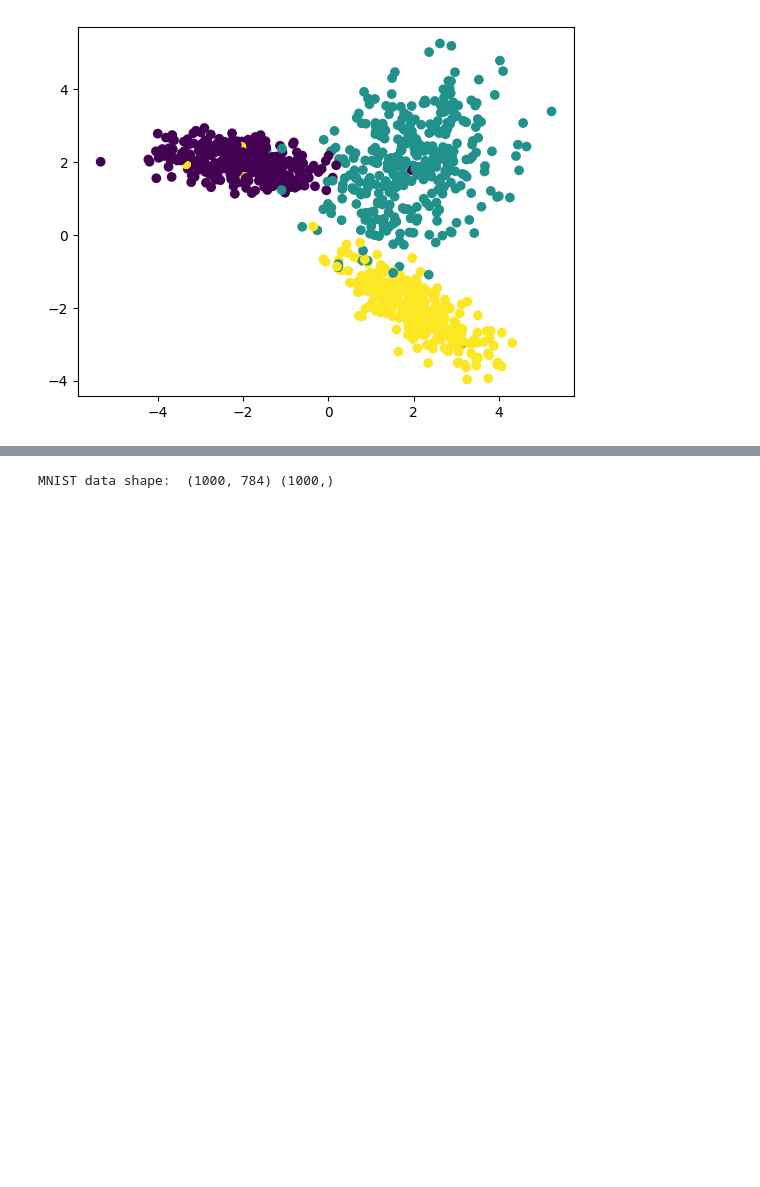
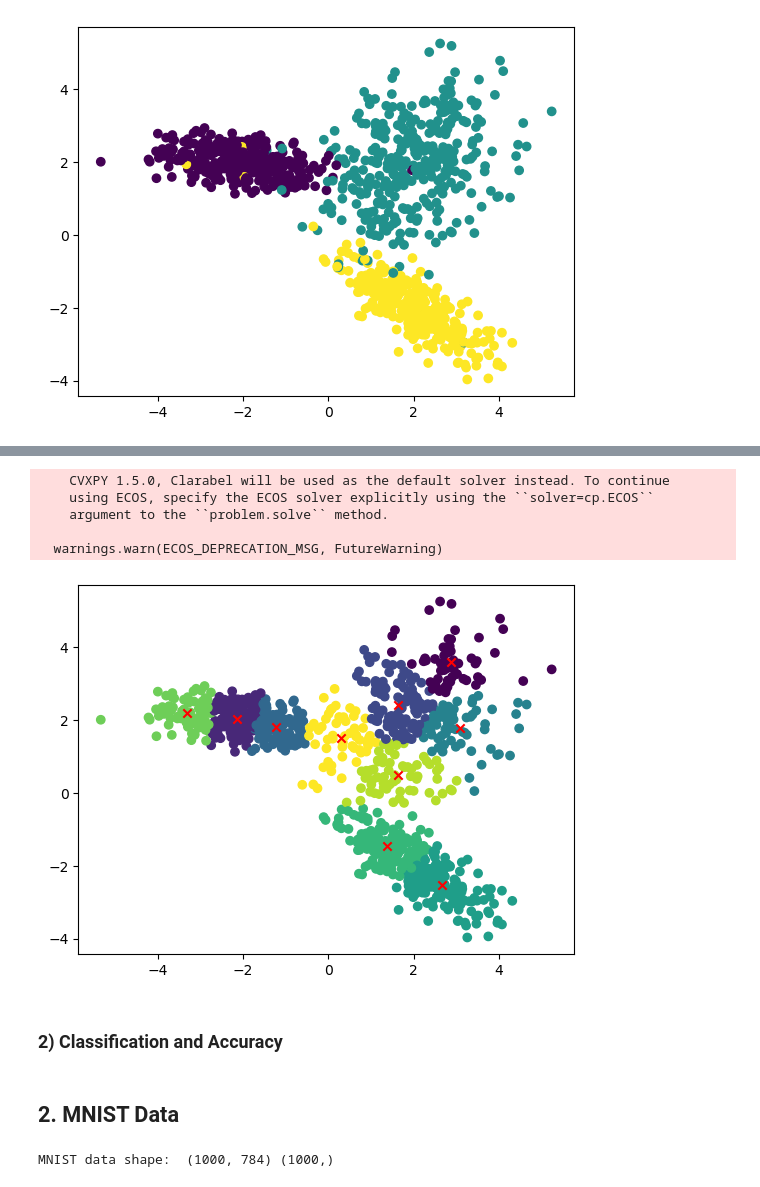
Before and after one commit to hanbyeolyoonucla/linear_programming_project, a Jupyter notebook: ECE236A_Project_Demo.ipynb, the cells around one changed output, grey strips where cells are left out. Saved outputs shown, nothing was run; the diff lists cells and outputs as text; code cells hidden in the pictures; blank space fills up the shorter version.

```diff
--- a/ECE236A_Project_Demo.ipynb
+++ b/ECE236A_Project_Demo.ipynb
@@ -13,0 +45,16 @@ Synthetic data shape:  (1000, 2) (1000,)
+# %%
+# train clustering K = 10
+syn_clustering_10 = MyClustering(10)
+syn_clustering_10.train(syn_data['trainX'])
+plt.scatter(syn_data['trainX'][:, 0], syn_data['trainX'][:, 1], c=syn_clustering_10.labels)
+plt.scatter(syn_clustering_10.cluster_centers_[:, 0],syn_clustering_10.cluster_centers_[:, 1], color='red', marker='x')
+syn_clustering_nmi[2] = syn_clustering_10.evaluate_clustering(syn_data['trainY'])
+# %% [output]
+    CVXPY 1.5.0, Clarabel will be used as the default solver instead. To continue
+    using ECOS, specify the ECOS solver explicitly using the ``solver=cp.ECOS``
+    argument to the ``problem.solve`` method.
+
+  warnings.warn(ECOS_DEPRECATION_MSG, FutureWarning)
+[figure, added]
+# %% [markdown]
+### 2) Classification and Accuracy
@@ -14,3 +68,5 @@ Synthetic data shape:  (1000, 2) (1000,)
+# %% [markdown]
+## 2. MNIST Data
 # %%
 mnist_data = prepare_mnist_data()
 print("MNIST data shape: ", mnist_data['trainX'].shape, mnist_data['trainY'].shape)
```
Also changed, not shown: parts of 17 cells of this notebook, 14 other files.
